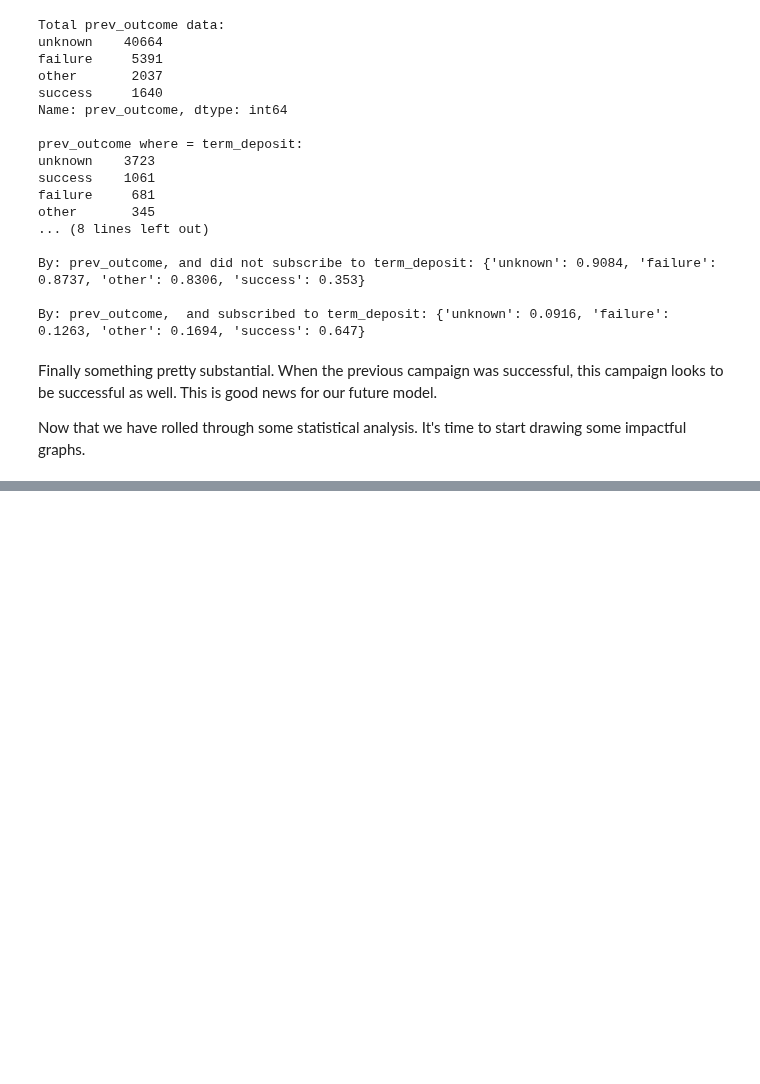
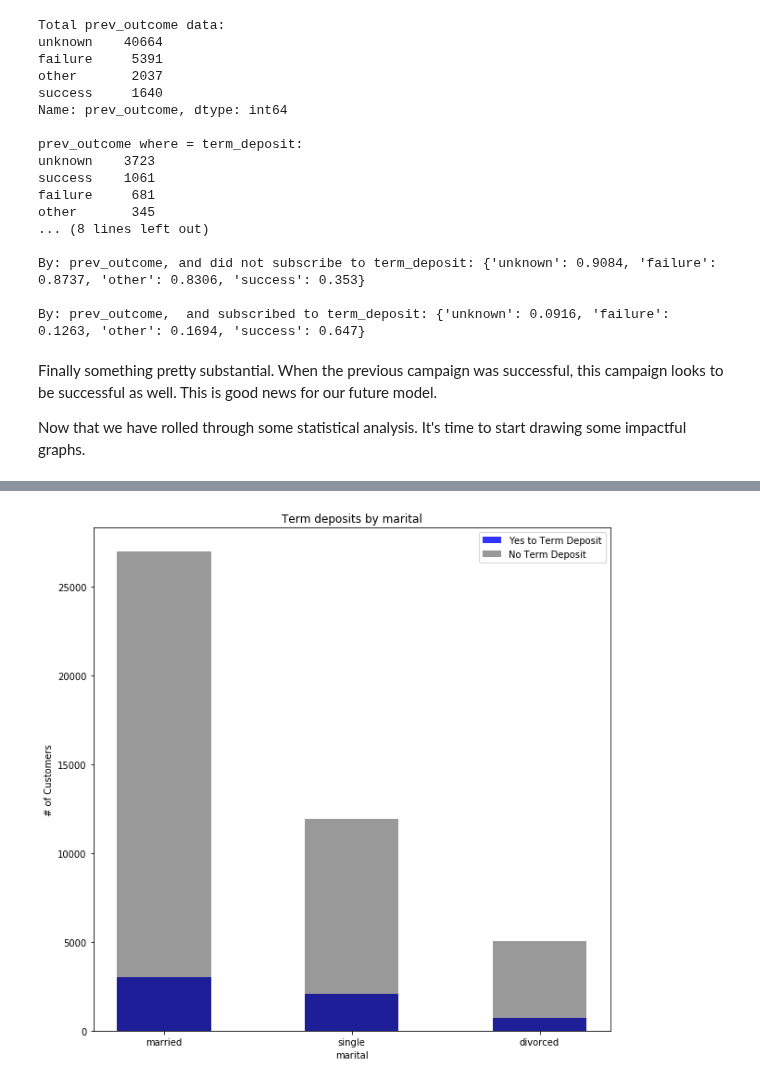
Before and after one commit to ElijahSeeley/Springboard, a Jupyter notebook: Capstone_Term_Deposit_Predictability/Term_Deposit_EDA.ipynb, the cells around one changed output, grey strips where cells are left out. Saved outputs shown, nothing was run; the diff lists cells and outputs as text; code cells hidden in the pictures; blank space fills up the shorter version.

```diff
--- a/Capstone_Term_Deposit_Predictability/Term_Deposit_EDA.ipynb
+++ b/Capstone_Term_Deposit_Predictability/Term_Deposit_EDA.ipynb
@@ -751,0 +774,7 @@ Now that we have rolled through some statistical analysis. It's time to start dr
+# %%
+#visualizing marital
+term_hist('marital', bins = 5, color1 = 'b', color2 = 'k')
+plt.xticks(ticks = [0.2,1,1.8])
+plt.show()
+# %% [output]
+[figure, added]
```
Also changed, not shown: parts of 18 cells of this notebook.
